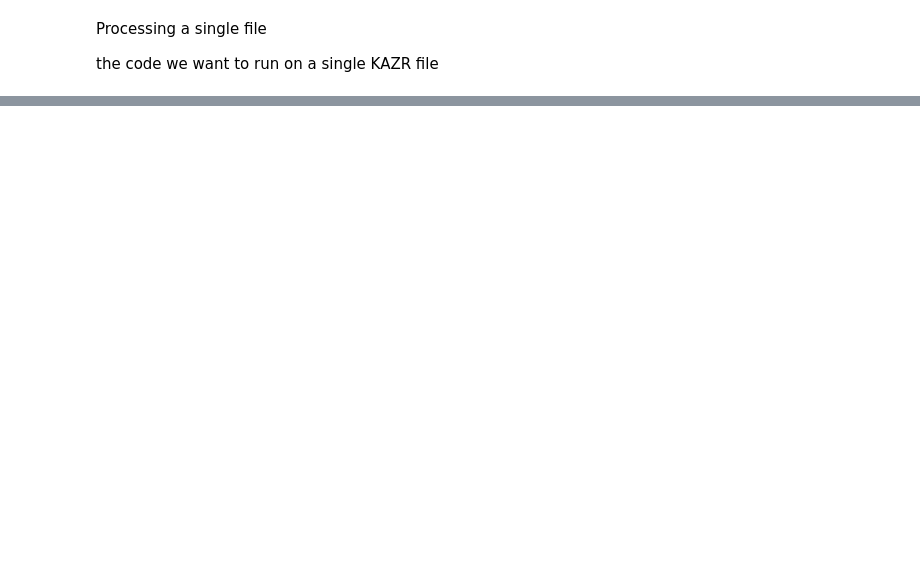
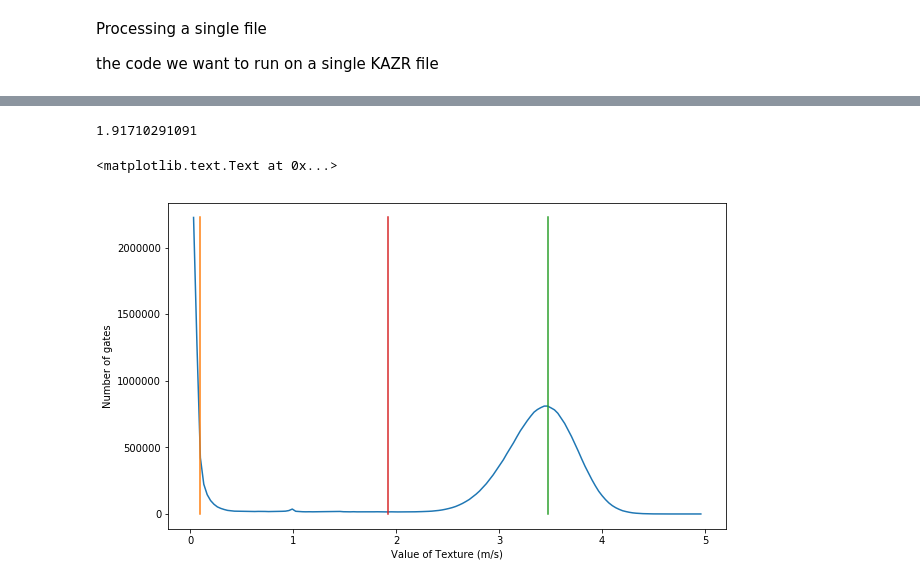
Before and after one commit to scollis/kazr_tools, a Jupyter notebook: notebooks/process_single_file.ipynb, the cells around one changed output, grey strips where cells are left out. Saved outputs shown, nothing was run; the diff lists cells and outputs as text; code cells hidden in the pictures; blank space fills up the shorter version.

```diff
--- a/notebooks/process_single_file.ipynb
+++ b/notebooks/process_single_file.ipynb
@@ -49,0 +91,23 @@ plt.ylim([0,2.5])
+# %%
+n, bins = np.histogram(radar.fields['velocity_texture']['data'], bins = 150)
+peaks = signal.find_peaks_cwt(n, np.array([10]))
+centers = bins[0:-1] + (bins[1] - bins[0])
+search_data = n[peaks[0]:peaks[1]]
+search_centers = centers[peaks[0]:peaks[1]]
+locs = search_data.argsort()
+location_of_minima = locs[0]
+# %%
+fig = plt.figure(figsize = [10,6])
+plt.plot(centers, n)
+zmax = n.max()
+plt.plot([centers[peaks[0]], centers[peaks[0]]], [0, zmax])
+plt.plot([centers[peaks[1]], centers[peaks[1]]], [0, zmax])
+plt.plot([search_centers[location_of_minima], search_centers[location_of_minima]], [0, zmax])
+noise_threshold = search_centers[locs[0]]
+print(noise_threshold)
+plt.xlabel('Value of Texture (m/s)')
+plt.ylabel('Number of gates')
+# %% [output]
+1.91710291091
+<matplotlib.text.Text at 0x...>
+[figure, added]
```
Also changed, not shown: parts of 18 cells of this notebook.
